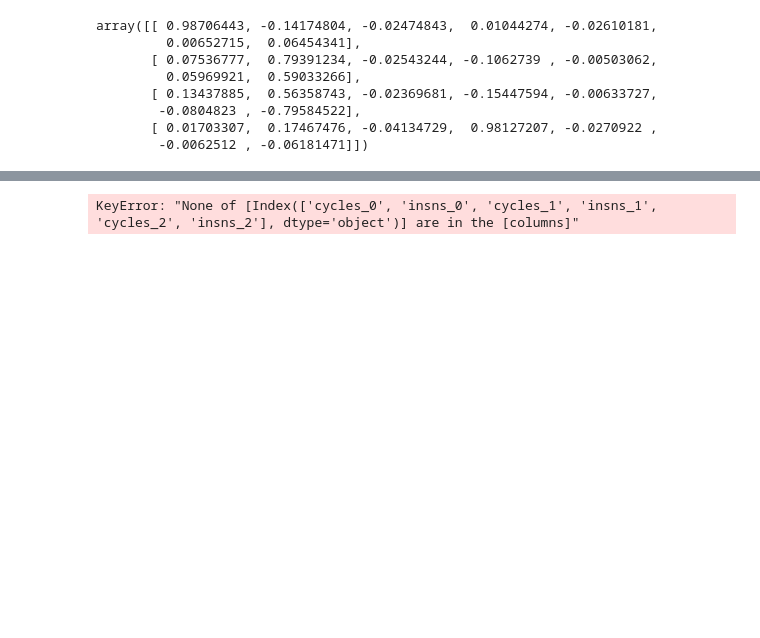
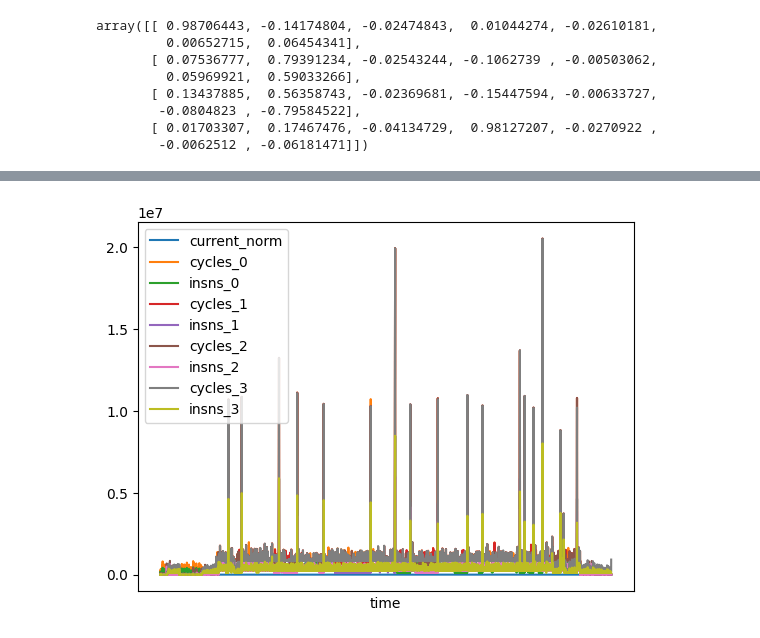
Before and after one commit to radshield/raspi-sel, a Jupyter notebook: analysis/cycles.ipynb, the cells around one changed output, grey strips where cells are left out. Saved outputs shown, nothing was run; the diff lists cells and outputs as text; code cells hidden in the pictures; blank space fills up the shorter version.

```diff
--- a/analysis/cycles.ipynb
+++ b/analysis/cycles.ipynb
@@ -288,10 +290,10 @@ cpu_df
 # %%
-fftw_df.plot(x='', y=['cycles_0','insns_0','cycles_1','insns_1','cycles_2','insns_2'])
+fftw_df.plot(x='time', y=['current_norm','cycles_0','insns_0','cycles_1','insns_1','cycles_2','insns_2','cycles_3','insns_3'])
 plt.tick_params(
     axis='x',          # changes apply to the x-axis
     which='both',      # both major and minor ticks are affected
     bottom=False,      # ticks along the bottom edge are off
     top=False,         # ticks along the top edge are off
     labelbottom=False)
 # %% [output]
-KeyError: "None of [Index(['cycles_0', 'insns_0', 'cycles_1', 'insns_1', 'cycles_2', 'insns_2'], dtype='object')] are in the [columns]"
+[figure, added]
```
Also changed, not shown: parts of 2 cells of this notebook, 1 other file.
